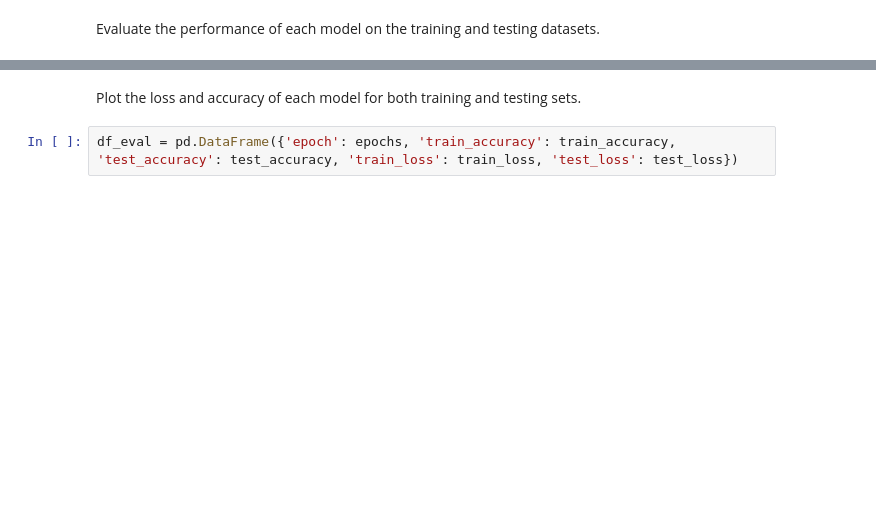
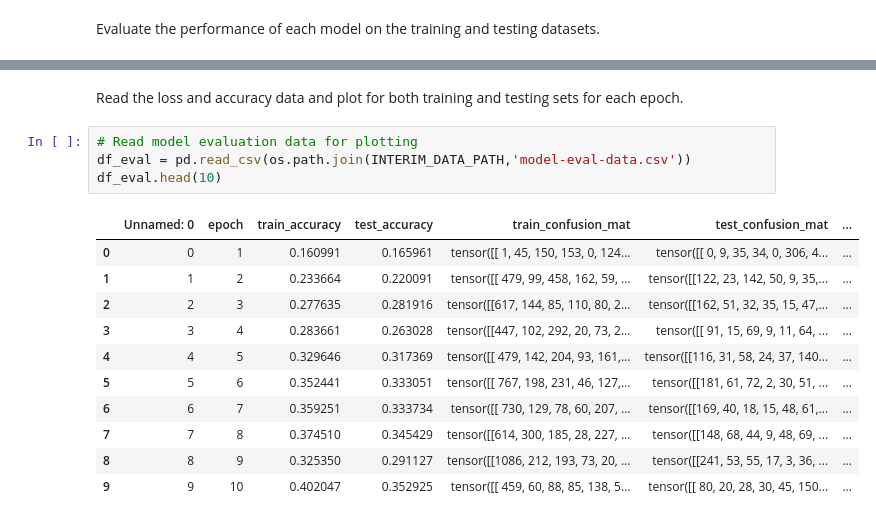
Before and after one commit to gmadigan/image-classification_animals, a Jupyter notebook: notebooks/02_cnn-model-training-evaluation.ipynb, the cells around one changed output, grey strips where cells are left out. Drawn from its saved outputs; the diff is of its cells as text; blank space fills up the shorter version.

```diff
--- a/notebooks/02_cnn-model-training-evaluation.ipynb
+++ b/notebooks/02_cnn-model-training-evaluation.ipynb
@@ -801,6 +898,20 @@ Testing epoch 6
 # %% [markdown]
-Plot the loss and accuracy of each model for both training and testing sets.
+Read the loss and accuracy data and plot for both training and testing sets for each epoch.
-# %%
-df_eval = pd.DataFrame({'epoch': epochs, 'train_accuracy': train_accuracy, 'test_accuracy': test_accuracy, 'train_loss': train_loss, 'test_loss': test_loss})
+# %%
+# Read model evaluation data for plotting
+df_eval = pd.read_csv(os.path.join(INTERIM_DATA_PATH,'model-eval-data.csv'))
+df_eval.head(10)
+# %% [output]
+|  | Unnamed: 0 | epoch | train_accuracy | test_accuracy | train_confusion_mat | test_confusion_mat | ... |
+| 0 | 0 | 1 | 0.160991 | 0.165961 | tensor([[ 1, 45, 150, 153, 0, 124... | tensor([[ 0, 9, 35, 34, 0, 306, 4... | ... |
+| 1 | 1 | 2 | 0.233664 | 0.220091 | tensor([[ 479, 99, 458, 162, 59, ... | tensor([[122, 23, 142, 50, 9, 35,... | ... |
+| 2 | 2 | 3 | 0.277635 | 0.281916 | tensor([[617, 144, 85, 110, 80, 2... | tensor([[162, 51, 32, 35, 15, 47,... | ... |
+| 3 | 3 | 4 | 0.283661 | 0.263028 | tensor([[447, 102, 292, 20, 73, 2... | tensor([[ 91, 15, 69, 9, 11, 64, ... | ... |
+| 4 | 4 | 5 | 0.329646 | 0.317369 | tensor([[ 479, 142, 204, 93, 161,... | tensor([[116, 31, 58, 24, 37, 140... | ... |
+| 5 | 5 | 6 | 0.352441 | 0.333051 | tensor([[ 767, 198, 231, 46, 127,... | tensor([[181, 61, 72, 2, 30, 51, ... | ... |
+| 6 | 6 | 7 | 0.359251 | 0.333734 | tensor([[ 730, 129, 78, 60, 207, ... | tensor([[169, 40, 18, 15, 48, 61,... | ... |
+| 7 | 7 | 8 | 0.374510 | 0.345429 | tensor([[614, 300, 185, 28, 227, ... | tensor([[148, 68, 44, 9, 48, 69, ... | ... |
+| 8 | 8 | 9 | 0.325350 | 0.291127 | tensor([[1086, 212, 193, 73, 20, ... | tensor([[241, 53, 55, 17, 3, 36, ... | ... |
+| 9 | 9 | 10 | 0.402047 | 0.352925 | tensor([[ 459, 60, 88, 85, 138, 5... | tensor([[ 80, 20, 28, 30, 45, 150... | ... |
 # %%
 # Plot the average loss per epoch
```
Also changed, not shown: parts of 30 cells of this notebook.
